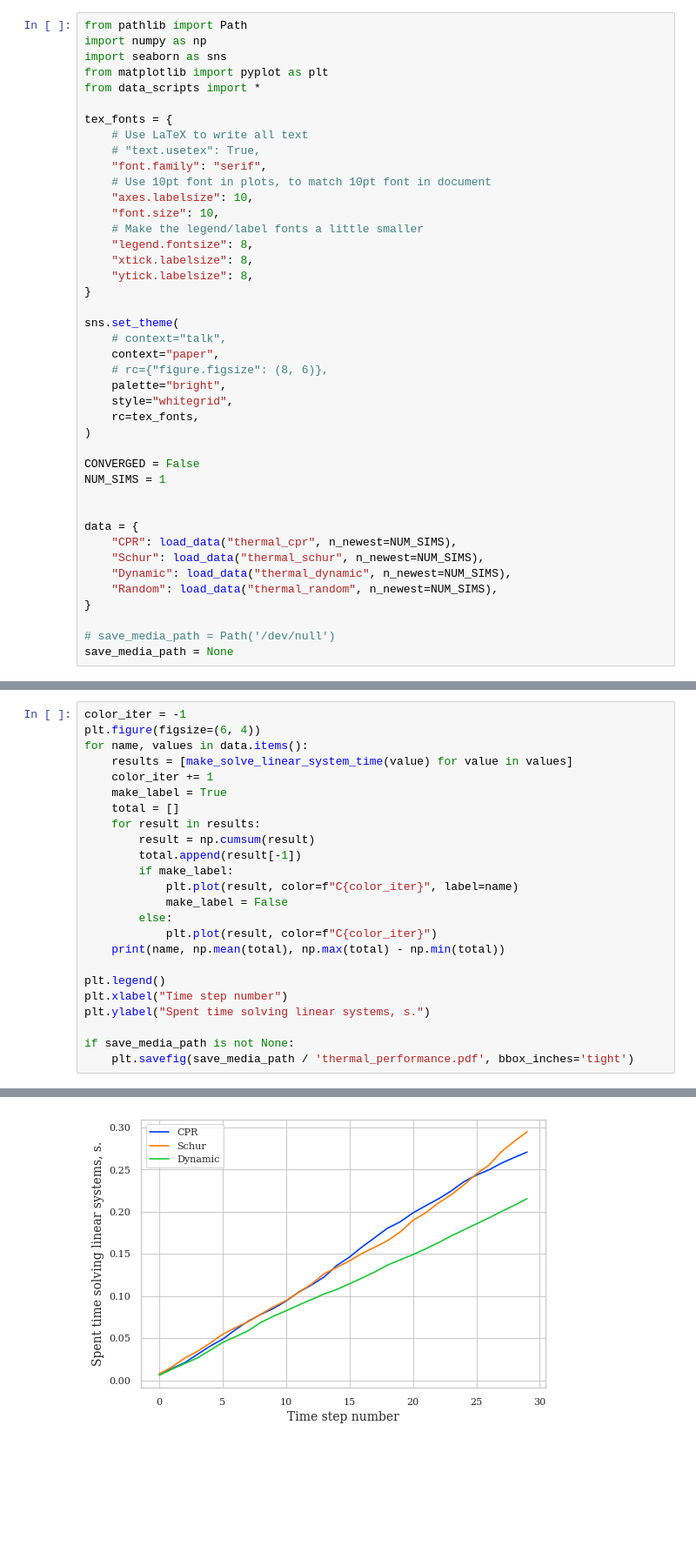
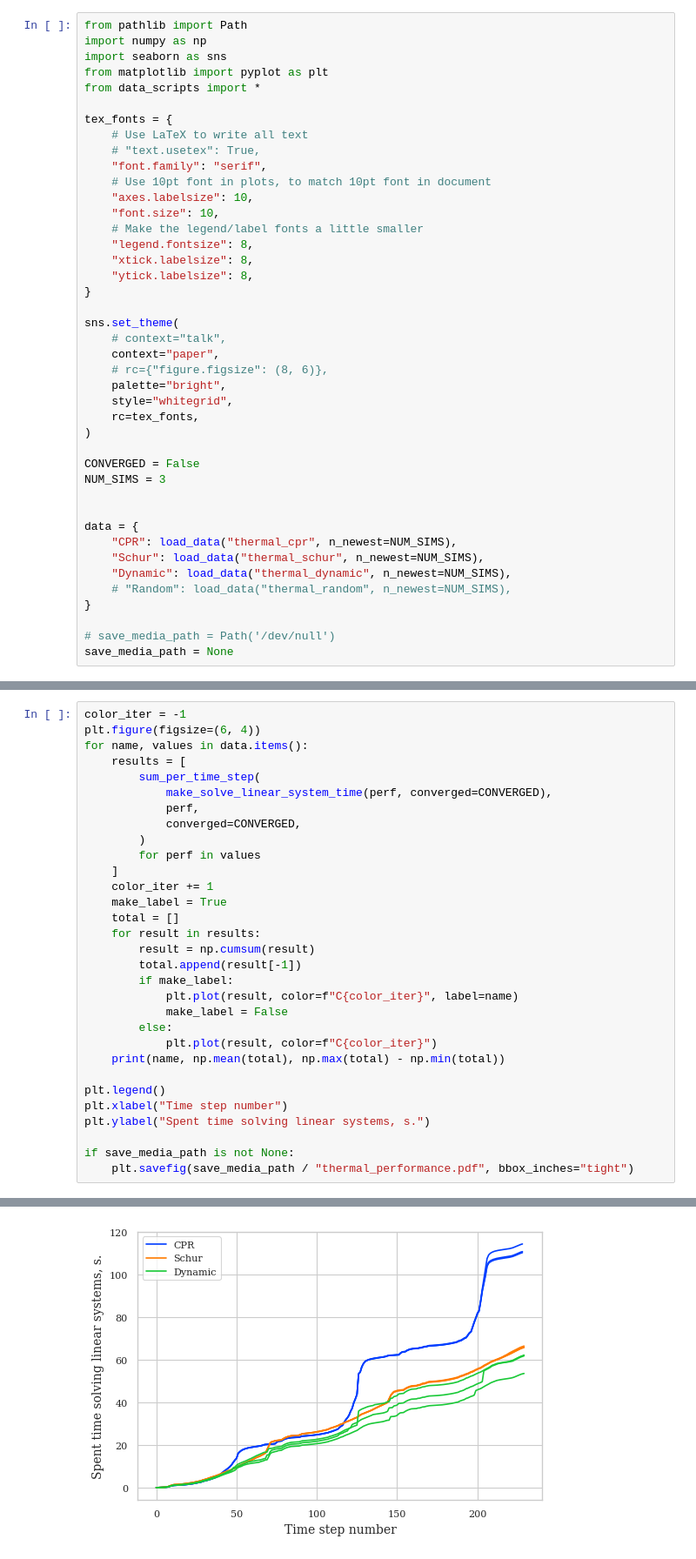
Before and after one commit to Yuriyzabegaev/solver_selector, a Jupyter notebook: examples/1/results_thermal.ipynb, the cells around one changed output, grey strips where cells are left out. Shown: that part at 87% size. Drawn from its saved outputs; the diff is of its cells as text; blank space fills up the shorter version.

```diff
--- a/examples/1/results_thermal.ipynb
+++ b/examples/1/results_thermal.ipynb
@@ -28,14 +28,14 @@ sns.set_theme(
 )
 
 CONVERGED = False
-NUM_SIMS = 1
+NUM_SIMS = 3
 
 
 data = {
     "CPR": load_data("thermal_cpr", n_newest=NUM_SIMS),
     "Schur": load_data("thermal_schur", n_newest=NUM_SIMS),
     "Dynamic": load_data("thermal_dynamic", n_newest=NUM_SIMS),
-    "Random": load_data("thermal_random", n_newest=NUM_SIMS),
+    # "Random": load_data("thermal_random", n_newest=NUM_SIMS),
 }
 
 # save_media_path = Path('/dev/null')
@@ -51,7 +57,14 @@ Loading data:
 color_iter = -1
 plt.figure(figsize=(6, 4))
 for name, values in data.items():
-    results = [make_solve_linear_system_time(value) for value in values]
+    results = [
+        sum_per_time_step(
+            make_solve_linear_system_time(perf, converged=CONVERGED),
+            perf,
+            converged=CONVERGED,
+        )
+        for perf in values
+    ]
     color_iter += 1
     make_label = True
     total = []
@@ -70,5 +83,5 @@ plt.xlabel("Time step number")
 plt.ylabel("Spent time solving linear systems, s.")
 
 if save_media_path is not None:
-    plt.savefig(save_media_path / 'thermal_performance.pdf', bbox_inches='tight')
+    plt.savefig(save_media_path / "thermal_performance.pdf", bbox_inches="tight")
 # %% [output]
@@ -78 +91 @@ Dynamic 0.21556305885314941 0.0
-[figure, old version]
+[figure, new version]
```
Also changed, not shown: parts of 5 cells of this notebook, 47 other files.
